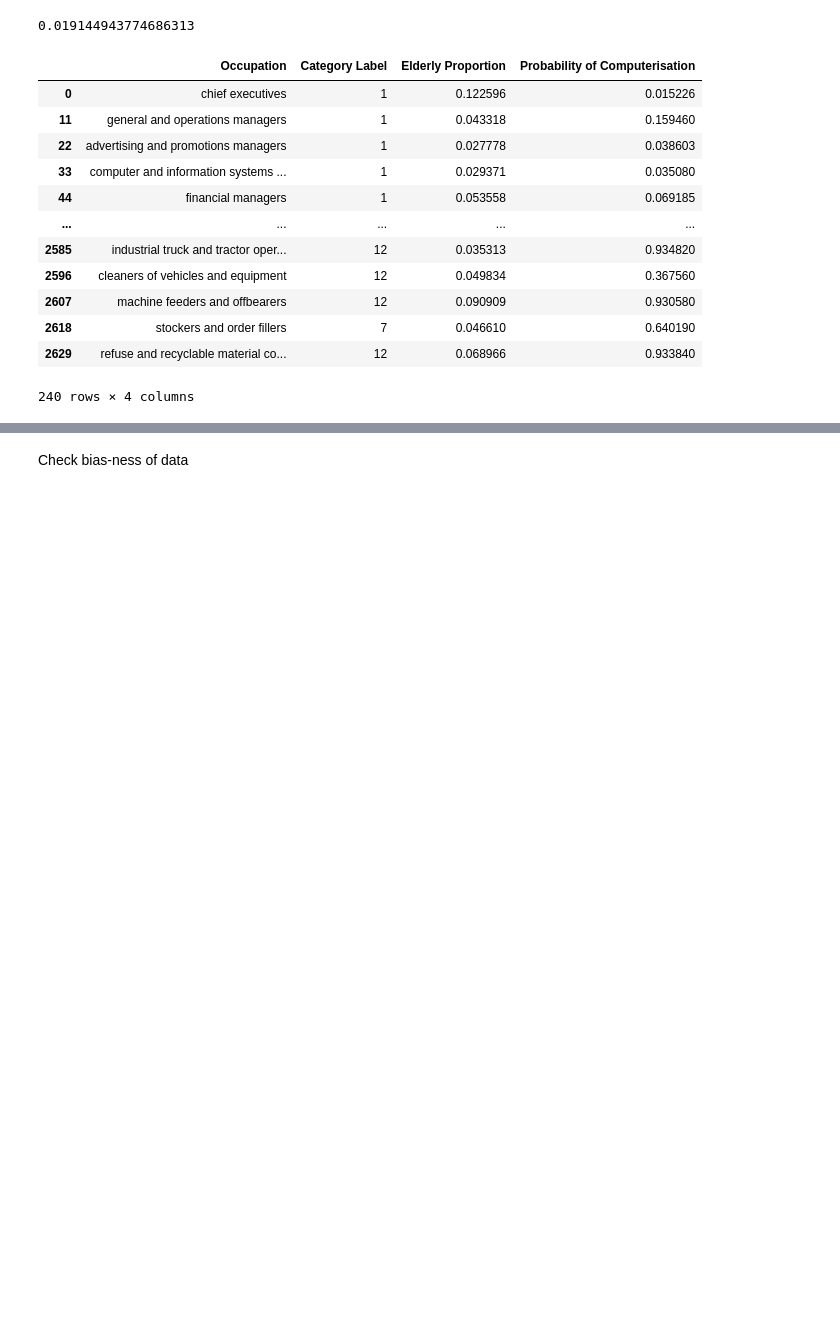
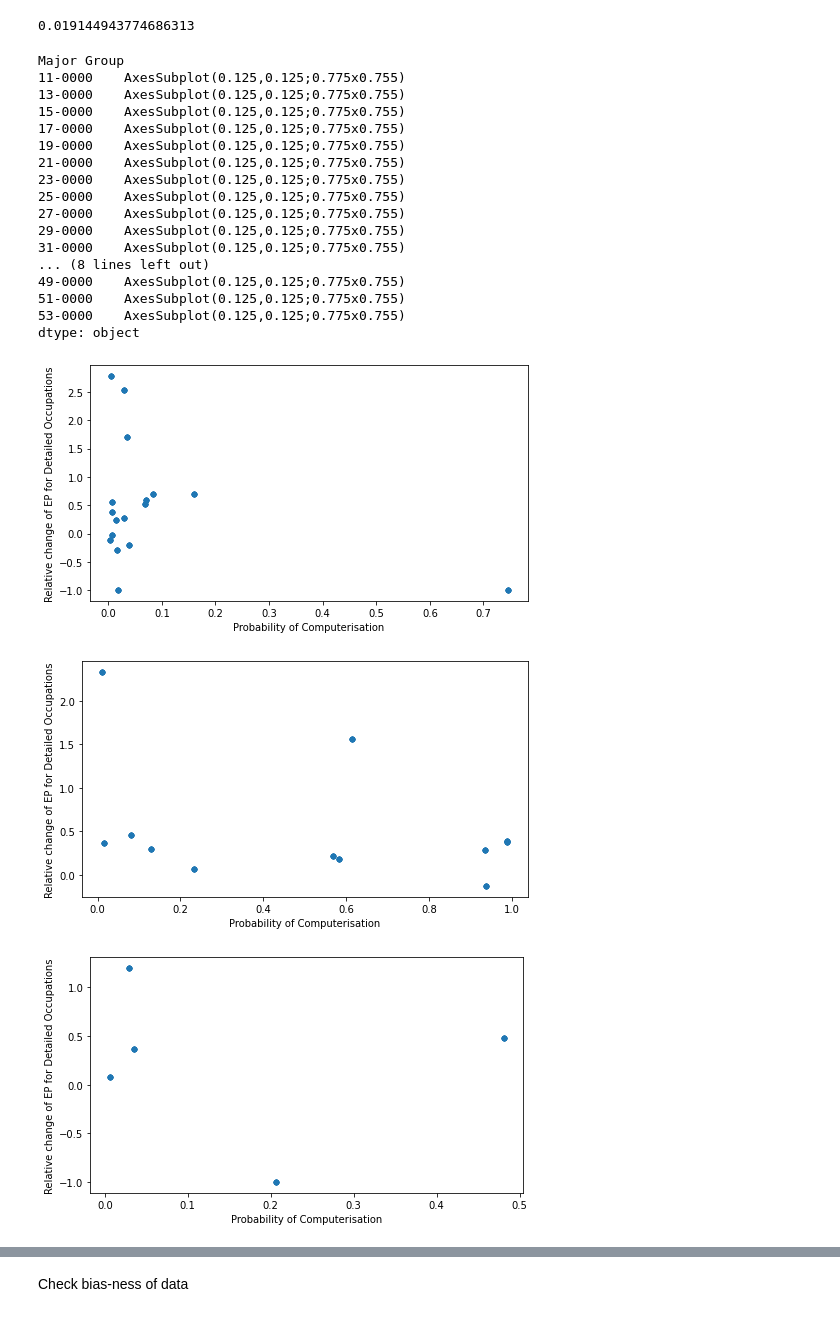
Before and after one commit to terencetan-c/4YP-The-Future-of-Work, a Jupyter notebook: Data modelling/Data modelling.ipynb, the cells around one changed output, grey strips where cells are left out. Drawn from its saved outputs; the diff is of its cells as text; code cells hidden in the pictures; blank space fills up the shorter version.

```diff
--- a/Data modelling/Data modelling.ipynb
+++ b/Data modelling/Data modelling.ipynb
@@ -477,22 +477,6 @@ joint_auto3 = joint_auto3[joint_auto3[0]!=np.inf]
 joint_auto3['Probability of Computerisation'].corr(joint_auto3[0],method='kendall')
 # %% [output]
 0.019144943774686313
-# %%
-joint_auto2021
-# %% [output]
-|  | Occupation | Category Label | Elderly Proportion | Probability of Computerisation |
-| 0 | chief executives | 1 | 0.122596 | 0.015226 |
-| 11 | general and operations managers | 1 | 0.043318 | 0.159460 |
-| 22 | advertising and promotions managers | 1 | 0.027778 | 0.038603 |
-| 33 | computer and information systems ... | 1 | 0.029371 | 0.035080 |
-| 44 | financial managers | 1 | 0.053558 | 0.069185 |
-| ... | ... | ... | ... | ... |
-| 2585 | industrial truck and tractor oper... | 12 | 0.035313 | 0.934820 |
-| 2596 | cleaners of vehicles and equipment | 12 | 0.049834 | 0.367560 |
-| 2607 | machine feeders and offbearers | 12 | 0.090909 | 0.930580 |
-| 2618 | stockers and order fillers | 7 | 0.046610 | 0.640190 |
-| 2629 | refuse and recyclable material co... | 12 | 0.068966 | 0.933840 |
-240 rows × 4 columns
 # %%
 # Correlation values (Group by Category Label)
 
@@ -504,6 +488,29 @@ joint_auto3_sorted=joint_auto3.sort_values(by=['Probability of Computerisation']
 joint_auto3_sorted=joint_auto3_sorted.rename(columns={0:'Relative change of EP for Detailed Occupations'})
 # %%
 # plt.plot(joint_auto3.sort_values(by=['Probability of Computerisation'])['Probability of Computerisation'],joint_auto3.sort_values(by=['Probability of Computerisation'])[0])
+# %%
+joint_auto3_sorted=pd.merge(left=joint_auto3_sorted, right=joint_processed[joint_processed['Detailed Occupation']!='-'][['Occupation','Major Group']],how='left',left_on='Occupation',right_on='Occupation')  #Combined rows
 # %%
-# joint_auto3_sorted.groupby('Category Label').plot(kind='scatter',x='Probability of Computerisation',y='Relative change of EP for Detailed Occupations',legend=False)
-# #plt.ylabel('Relative change of EP for Detailed Occupations')
+joint_auto3_sorted.groupby('Major Group').plot(kind='scatter',x='Probability of Computerisation',y='Relative change of EP for Detailed Occupations',legend=False)
+#plt.ylabel('Relative change of EP for Detailed Occupations')
+# %% [output]
+Major Group
+11-0000    AxesSubplot(0.125,0.125;0.775x0.755)
+13-0000    AxesSubplot(0.125,0.125;0.775x0.755)
+15-0000    AxesSubplot(0.125,0.125;0.775x0.755)
+17-0000    AxesSubplot(0.125,0.125;0.775x0.755)
+19-0000    AxesSubplot(0.125,0.125;0.775x0.755)
+21-0000    AxesSubplot(0.125,0.125;0.775x0.755)
+23-0000    AxesSubplot(0.125,0.125;0.775x0.755)
+25-0000    AxesSubplot(0.125,0.125;0.775x0.755)
+27-0000    AxesSubplot(0.125,0.125;0.775x0.755)
+29-0000    AxesSubplot(0.125,0.125;0.775x0.755)
+31-0000    AxesSubplot(0.125,0.125;0.775x0.755)
+... (8 lines left out)
+49-0000    AxesSubplot(0.125,0.125;0.775x0.755)
+51-0000    AxesSubplot(0.125,0.125;0.775x0.755)
+53-0000    AxesSubplot(0.125,0.125;0.775x0.755)
+dtype: object
+[figure, added]
+[figure, added]
+[figure, added]
```
Also changed, not shown: parts of 7 cells of this notebook, 13 other files.
